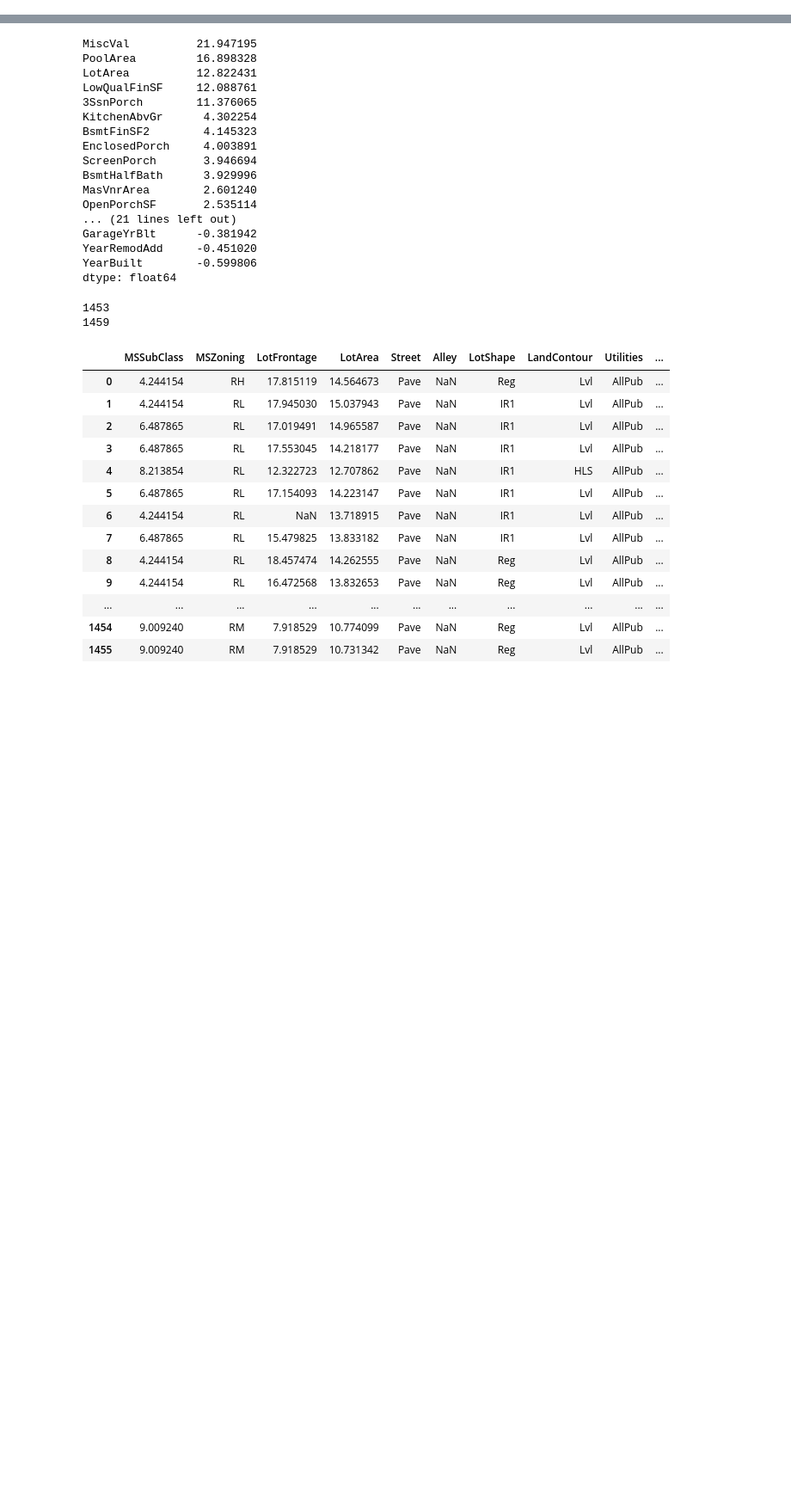
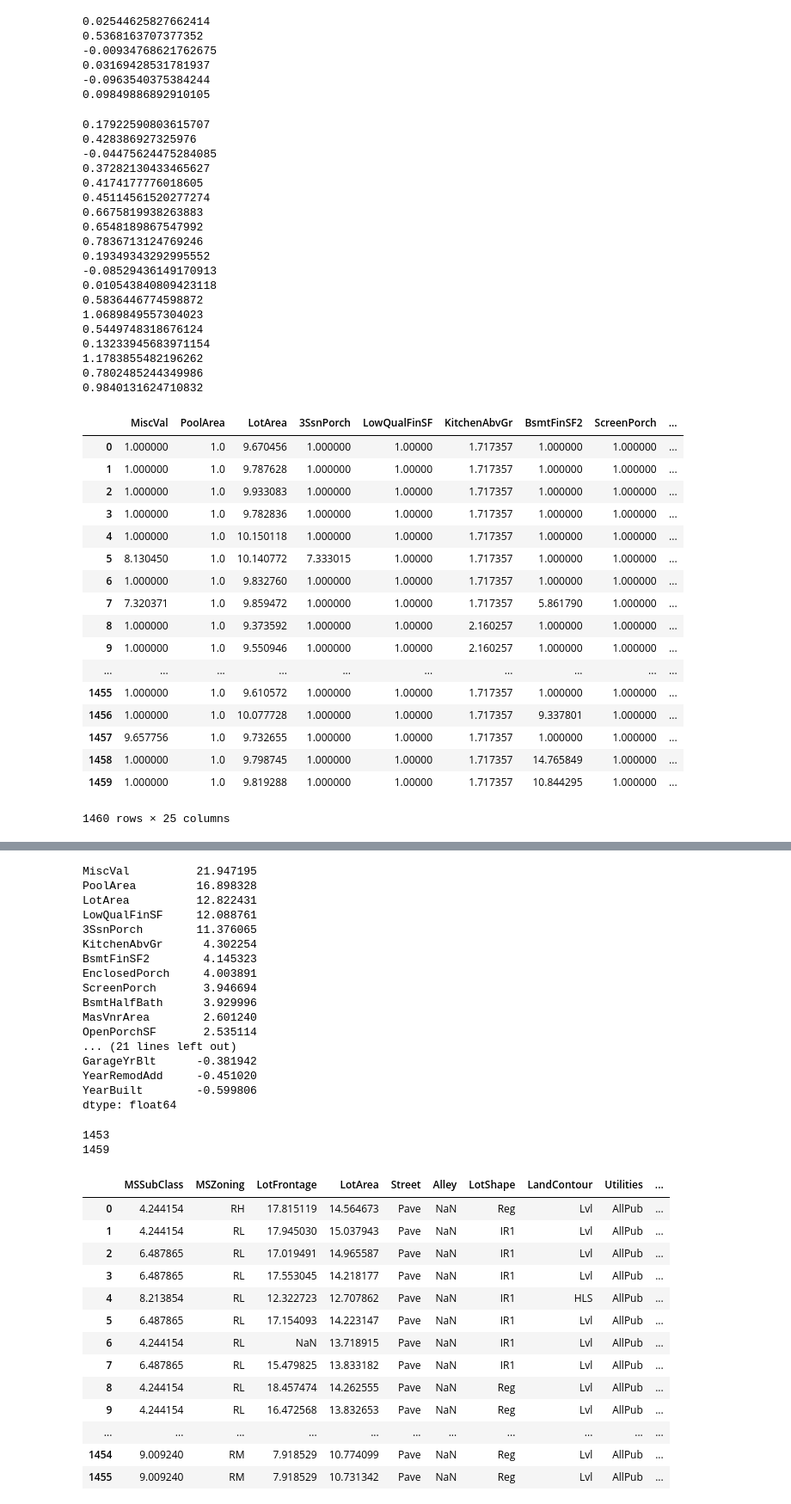
Before and after one commit to ViktorTarasenko/housepricing, a Jupyter notebook: feature_skewness.ipynb, the cells around one changed output, grey strips where cells are left out. Shown at 86% size. Drawn from its saved outputs; the diff is of its cells as text; code cells hidden in the pictures; blank space fills up the shorter version.

```diff
--- a/feature_skewness.ipynb
+++ b/feature_skewness.ipynb
@@ -32,9 +53,54 @@ sns.distplot(train_data['MiscVal'], hist=False , kde=True,rug=True);
 # %%
 transformed = pd.DataFrame()
 transformed2 = pd.DataFrame()
 for i in skew_index:
     print(boxcox_normmax(train_data[i] + 1))
     transformed[i] = boxcox1p(train_data[i], boxcox_normmax(train_data[i] + 1))
+    train_data[i] = boxcox1p(train_data[i], boxcox_normmax(train_data[i] + 1))
     transformed2[i] = train_data[i] + 1
 transformed2
+# %% [output]
+0.02544625827662414
+0.5368163707377352
+-0.00934768621762675
+0.03169428531781937
+-0.0963540375384244
+0.09849886892910105
+0.17922590803615707
+0.428386927325976
+-0.04475624475284085
+0.37282130433465627
+0.4174177776018605
+0.45114561520277274
+0.6675819938263883
+0.6548189867547992
+0.7836713124769246
+0.19349343292995552
+-0.08529436149170913
+0.010543840809423118
+0.5836446774598872
+1.0689849557304023
+0.5449748318676124
+0.13233945683971154
+1.1783855482196262
+0.7802485244349986
+0.9840131624710832
+|  | MiscVal | PoolArea | LotArea | 3SsnPorch | LowQualFinSF | KitchenAbvGr | BsmtFinSF2 | ScreenPorch | ... |
+| 0 | 1.000000 | 1.0 | 9.670456 | 1.000000 | 1.00000 | 1.717357 | 1.000000 | 1.000000 | ... |
+| 1 | 1.000000 | 1.0 | 9.787628 | 1.000000 | 1.00000 | 1.717357 | 1.000000 | 1.000000 | ... |
+| 2 | 1.000000 | 1.0 | 9.933083 | 1.000000 | 1.00000 | 1.717357 | 1.000000 | 1.000000 | ... |
+| 3 | 1.000000 | 1.0 | 9.782836 | 1.000000 | 1.00000 | 1.717357 | 1.000000 | 1.000000 | ... |
+| 4 | 1.000000 | 1.0 | 10.150118 | 1.000000 | 1.00000 | 1.717357 | 1.000000 | 1.000000 | ... |
+| 5 | 8.130450 | 1.0 | 10.140772 | 7.333015 | 1.00000 | 1.717357 | 1.000000 | 1.000000 | ... |
+| 6 | 1.000000 | 1.0 | 9.832760 | 1.000000 | 1.00000 | 1.717357 | 1.000000 | 1.000000 | ... |
+| 7 | 7.320371 | 1.0 | 9.859472 | 1.000000 | 1.00000 | 1.717357 | 5.861790 | 1.000000 | ... |
+| 8 | 1.000000 | 1.0 | 9.373592 | 1.000000 | 1.00000 | 2.160257 | 1.000000 | 1.000000 | ... |
+| 9 | 1.000000 | 1.0 | 9.550946 | 1.000000 | 1.00000 | 2.160257 | 1.000000 | 1.000000 | ... |
+| ... | ... | ... | ... | ... | ... | ... | ... | ... | ... |
+| 1455 | 1.000000 | 1.0 | 9.610572 | 1.000000 | 1.00000 | 1.717357 | 1.000000 | 1.000000 | ... |
+| 1456 | 1.000000 | 1.0 | 10.077728 | 1.000000 | 1.00000 | 1.717357 | 9.337801 | 1.000000 | ... |
+| 1457 | 9.657756 | 1.0 | 9.732655 | 1.000000 | 1.00000 | 1.717357 | 1.000000 | 1.000000 | ... |
+| 1458 | 1.000000 | 1.0 | 9.798745 | 1.000000 | 1.00000 | 1.717357 | 14.765849 | 1.000000 | ... |
+| 1459 | 1.000000 | 1.0 | 9.819288 | 1.000000 | 1.00000 | 1.717357 | 10.844295 | 1.000000 | ... |
+1460 rows × 25 columns
 # %%
```
Also changed, not shown: parts of 5 cells of this notebook, 5 other files.
